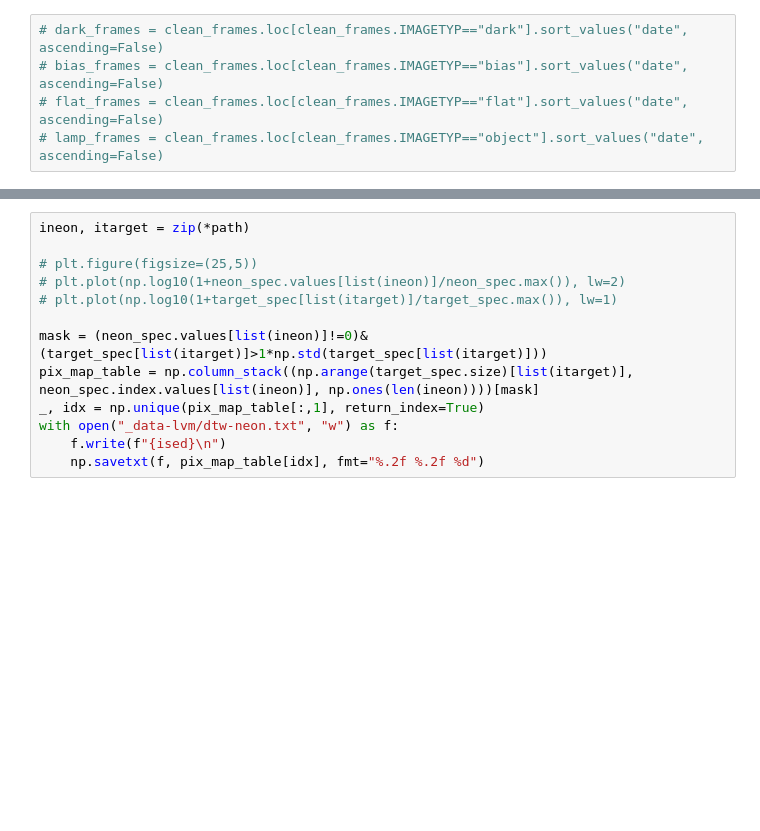
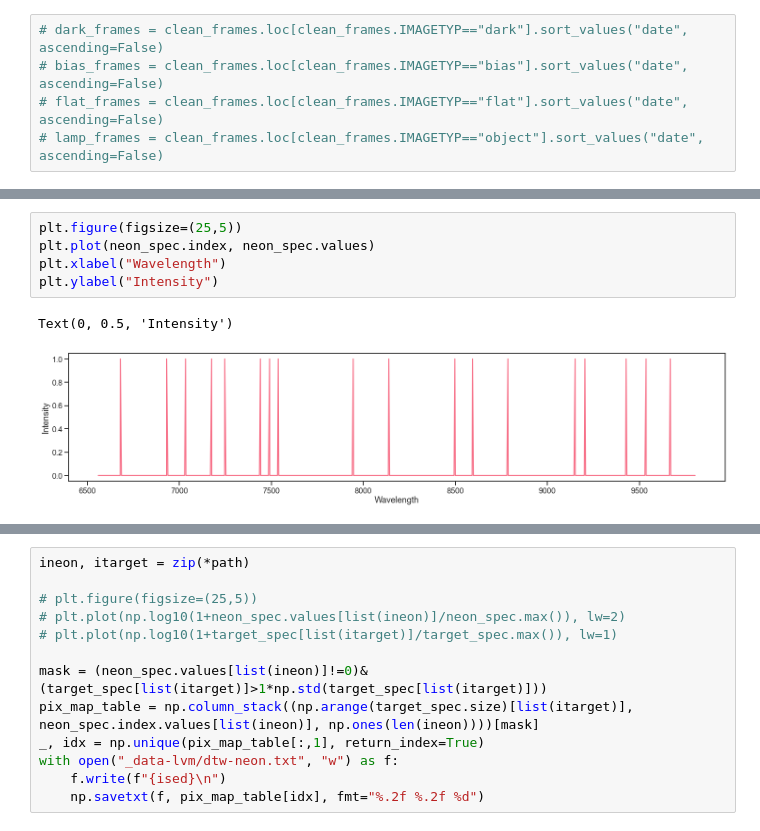
Before and after one commit to sdss/lvmdrp, a Jupyter notebook: docs/nb/lab-lamps.ipynb, the cells around one changed output, grey strips where cells are left out. Drawn from its saved outputs; the diff is of its cells as text; blank space fills up the shorter version.

```diff
--- a/docs/nb/lab-lamps.ipynb
+++ b/docs/nb/lab-lamps.ipynb
@@ -324,3 +370,11 @@ target_spec = ext[ised]
+# %%
+plt.figure(figsize=(25,5))
+plt.plot(neon_spec.index, neon_spec.values)
+plt.xlabel("Wavelength")
+plt.ylabel("Intensity")
+# %% [output]
+Text(0, 0.5, 'Intensity')
+[figure, added]
 # %%
 from scipy.spatial.distance import euclidean
 from fastdtw import fastdtw
```
Also changed, not shown: parts of 12 cells of this notebook.
